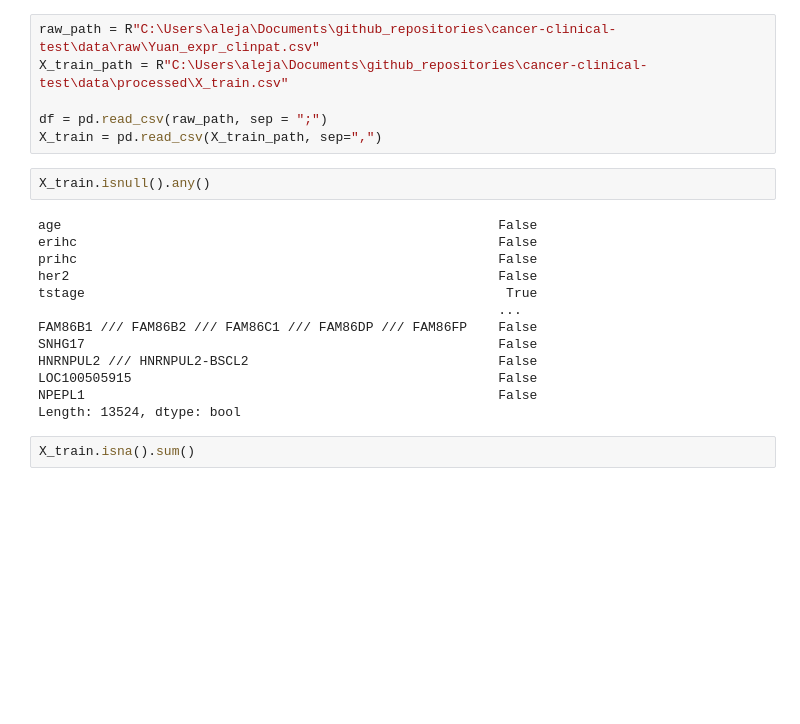
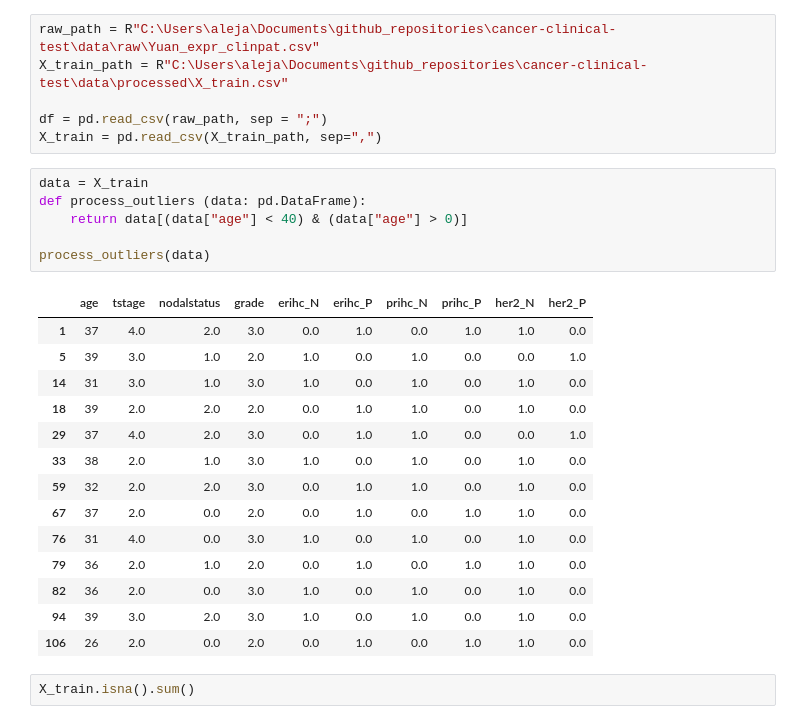
Before and after one commit to GitHubAlejandroDR/cancer-clinical-test, a Jupyter notebook: notebooks/EDA.ipynb, the cells around one changed output. Saved outputs shown, nothing was run; the diff lists cells and outputs as text; blank space fills up the shorter version.

```diff
--- a/notebooks/EDA.ipynb
+++ b/notebooks/EDA.ipynb
@@ -7,21 +7,27 @@ X_train_path = R"C:\Users\aleja\Documents\github_repositories\cancer-clinical-te
 
 df = pd.read_csv(raw_path, sep = ";")
 X_train = pd.read_csv(X_train_path, sep=",")
-# %%
-X_train.isnull().any()
-# %% [output]
-age                                                        False
-erihc                                                      False
-prihc                                                      False
-her2                                                       False
-tstage                                                      True
-                                                           ...
-FAM86B1 /// FAM86B2 /// FAM86C1 /// FAM86DP /// FAM86FP    False
-SNHG17                                                     False
-HNRNPUL2 /// HNRNPUL2-BSCL2                                False
-LOC100505915                                               False
-NPEPL1                                                     False
-Length: 13524, dtype: bool
+# %%
+data = X_train
+def process_outliers (data: pd.DataFrame):
+    return data[(data["age"] < 40) & (data["age"] > 0)]
+
+process_outliers(data)
+# %% [output]
+|  | age | tstage | nodalstatus | grade | erihc_N | erihc_P | prihc_N | prihc_P | her2_N | her2_P |
+| 1 | 37 | 4.0 | 2.0 | 3.0 | 0.0 | 1.0 | 0.0 | 1.0 | 1.0 | 0.0 |
+| 5 | 39 | 3.0 | 1.0 | 2.0 | 1.0 | 0.0 | 1.0 | 0.0 | 0.0 | 1.0 |
+| 14 | 31 | 3.0 | 1.0 | 3.0 | 1.0 | 0.0 | 1.0 | 0.0 | 1.0 | 0.0 |
+| 18 | 39 | 2.0 | 2.0 | 2.0 | 0.0 | 1.0 | 1.0 | 0.0 | 1.0 | 0.0 |
+| 29 | 37 | 4.0 | 2.0 | 3.0 | 0.0 | 1.0 | 1.0 | 0.0 | 0.0 | 1.0 |
+| 33 | 38 | 2.0 | 1.0 | 3.0 | 1.0 | 0.0 | 1.0 | 0.0 | 1.0 | 0.0 |
+| 59 | 32 | 2.0 | 2.0 | 3.0 | 0.0 | 1.0 | 1.0 | 0.0 | 1.0 | 0.0 |
+| 67 | 37 | 2.0 | 0.0 | 2.0 | 0.0 | 1.0 | 0.0 | 1.0 | 1.0 | 0.0 |
+| 76 | 31 | 4.0 | 0.0 | 3.0 | 1.0 | 0.0 | 1.0 | 0.0 | 1.0 | 0.0 |
+| 79 | 36 | 2.0 | 1.0 | 2.0 | 0.0 | 1.0 | 0.0 | 1.0 | 1.0 | 0.0 |
+| 82 | 36 | 2.0 | 0.0 | 3.0 | 1.0 | 0.0 | 1.0 | 0.0 | 1.0 | 0.0 |
+| 94 | 39 | 3.0 | 2.0 | 3.0 | 1.0 | 0.0 | 1.0 | 0.0 | 1.0 | 0.0 |
+| 106 | 26 | 2.0 | 0.0 | 2.0 | 0.0 | 1.0 | 0.0 | 1.0 | 1.0 | 0.0 |
 # %%
 X_train.isna().sum()
 # %% [output]
```
Also changed, not shown: 3 other files.
